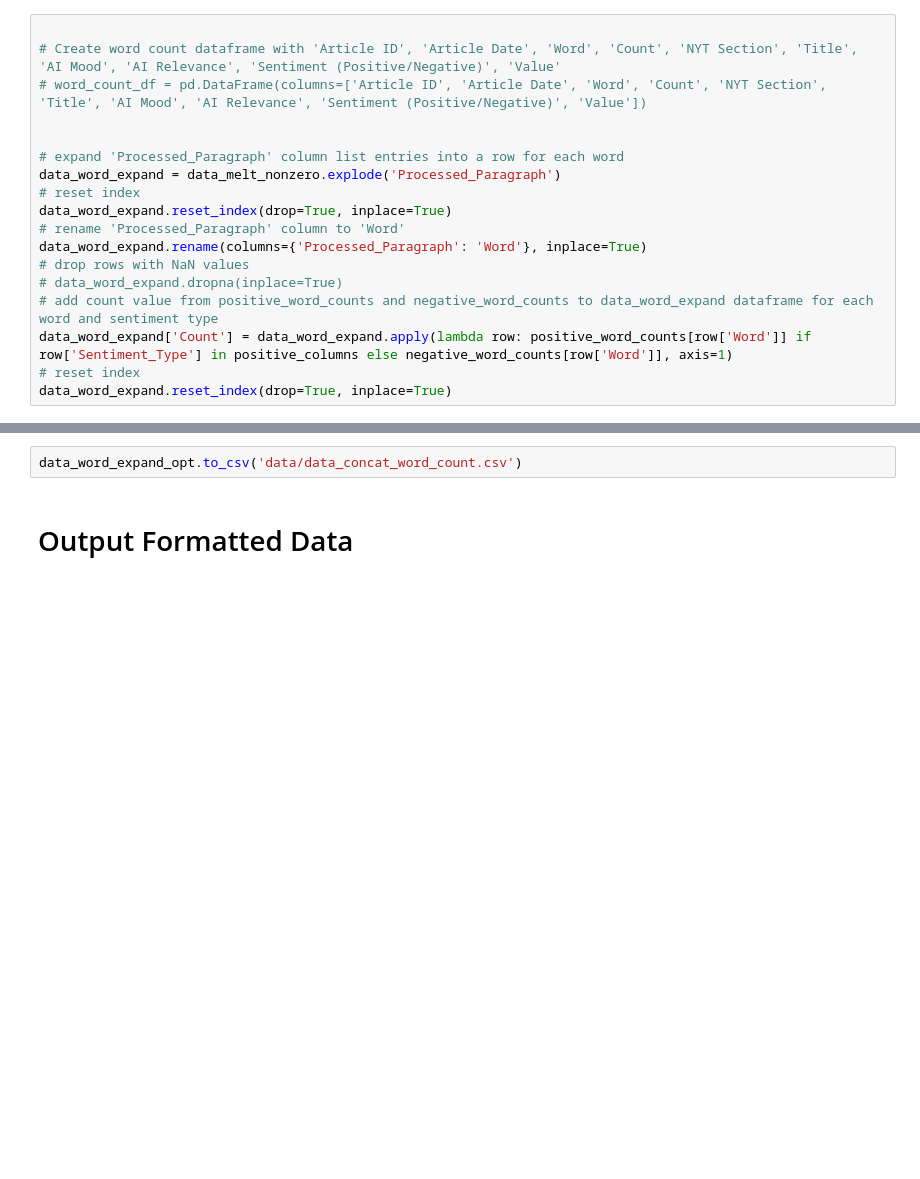
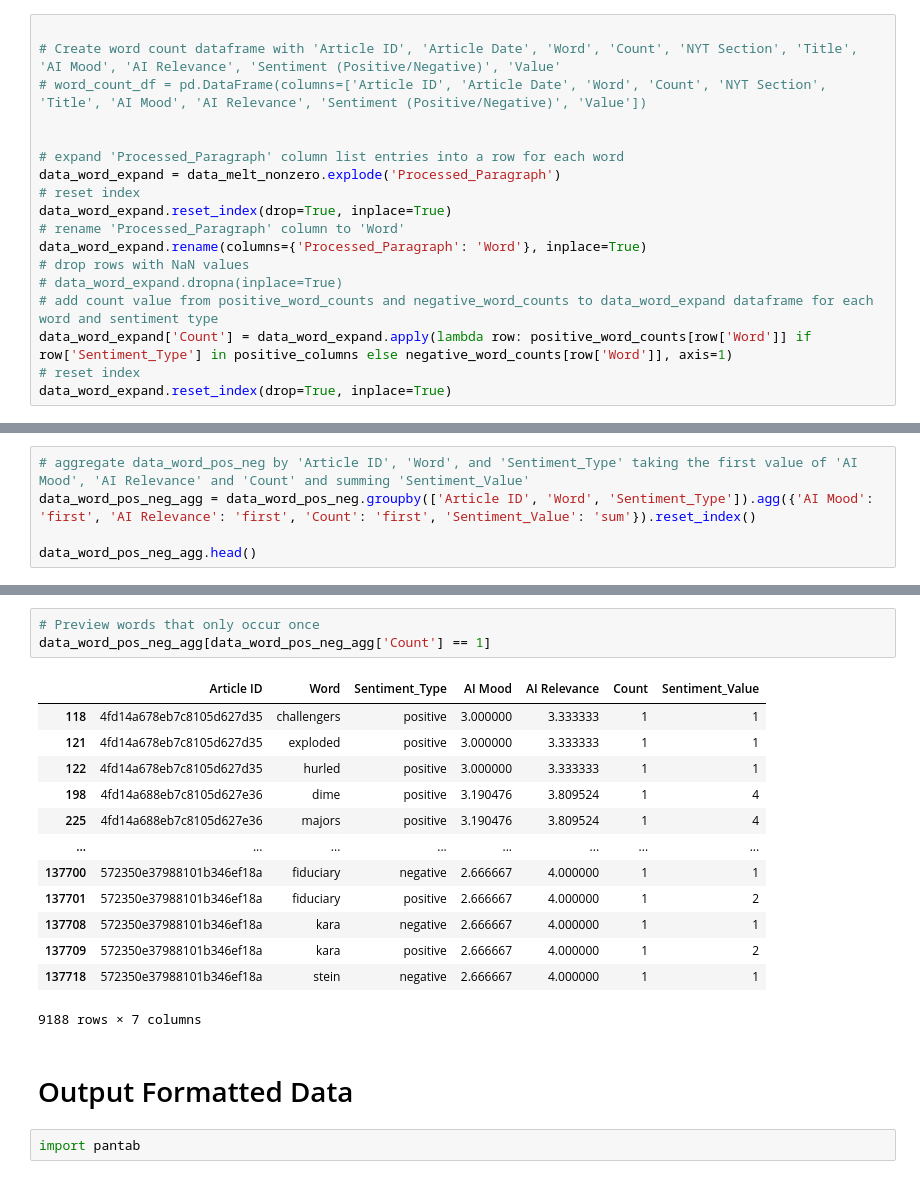
Before and after one commit to wrenparismoe/ai_sentiment, a Jupyter notebook: word-analysis-concat-paragraphs.ipynb, the cells around one changed output, grey strips where cells are left out. Cells and saved outputs as stored; diff of their text form; blank space fills up the shorter version.

```diff
--- a/word-analysis-concat-paragraphs.ipynb
+++ b/word-analysis-concat-paragraphs.ipynb
@@ -271,0 +314,5 @@ data_word_expand_opt.head()
+# %%
+# aggregate data_word_pos_neg by 'Article ID', 'Word', and 'Sentiment_Type' taking the first value of 'AI Mood', 'AI Relevance' and 'Count' and summing 'Sentiment_Value'
+data_word_pos_neg_agg = data_word_pos_neg.groupby(['Article ID', 'Word', 'Sentiment_Type']).agg({'AI Mood': 'first', 'AI Relevance': 'first', 'Count': 'first', 'Sentiment_Value': 'sum'}).reset_index()
+
+data_word_pos_neg_agg.head()
@@ -274,4 +347,21 @@ data_word_expand_opt.head()
-# %%
-data_word_expand_opt.to_csv('data/data_concat_word_count.csv')
+# %%
+# Preview words that only occur once
+data_word_pos_neg_agg[data_word_pos_neg_agg['Count'] == 1]
+# %% [output]
+|  | Article ID | Word | Sentiment_Type | AI Mood | AI Relevance | Count | Sentiment_Value |
+| 118 | 4fd14a678eb7c8105d627d35 | challengers | positive | 3.000000 | 3.333333 | 1 | 1 |
+| 121 | 4fd14a678eb7c8105d627d35 | exploded | positive | 3.000000 | 3.333333 | 1 | 1 |
+| 122 | 4fd14a678eb7c8105d627d35 | hurled | positive | 3.000000 | 3.333333 | 1 | 1 |
+| 198 | 4fd14a688eb7c8105d627e36 | dime | positive | 3.190476 | 3.809524 | 1 | 4 |
+| 225 | 4fd14a688eb7c8105d627e36 | majors | positive | 3.190476 | 3.809524 | 1 | 4 |
+| ... | ... | ... | ... | ... | ... | ... | ... |
+| 137700 | 572350e37988101b346ef18a | fiduciary | negative | 2.666667 | 4.000000 | 1 | 1 |
+| 137701 | 572350e37988101b346ef18a | fiduciary | positive | 2.666667 | 4.000000 | 1 | 2 |
+| 137708 | 572350e37988101b346ef18a | kara | negative | 2.666667 | 4.000000 | 1 | 1 |
+| 137709 | 572350e37988101b346ef18a | kara | positive | 2.666667 | 4.000000 | 1 | 2 |
+| 137718 | 572350e37988101b346ef18a | stein | negative | 2.666667 | 4.000000 | 1 | 1 |
+9188 rows × 7 columns
 # %% [markdown]
 # Output Formatted Data
+# %%
+import pantab
```
Also changed, not shown: parts of 28 cells of this notebook, 9 other files.
